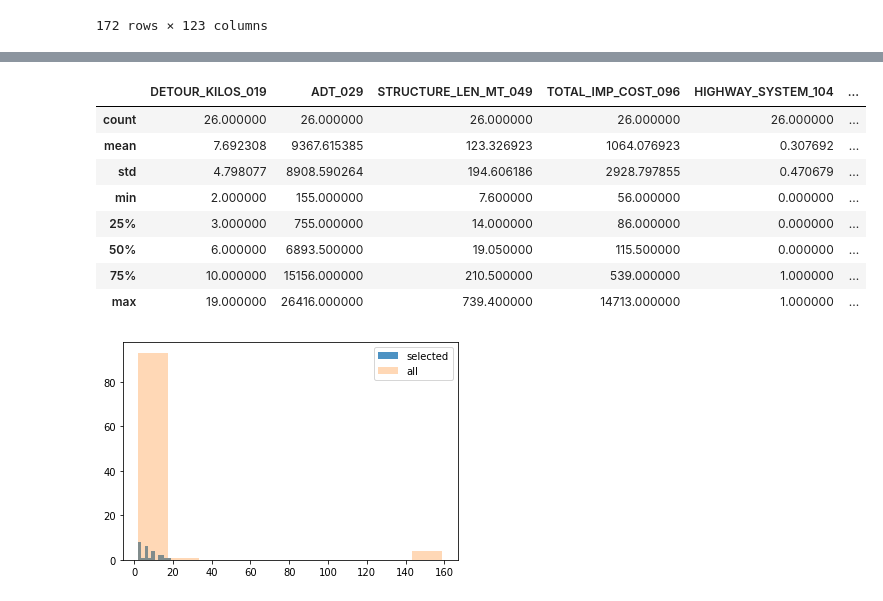
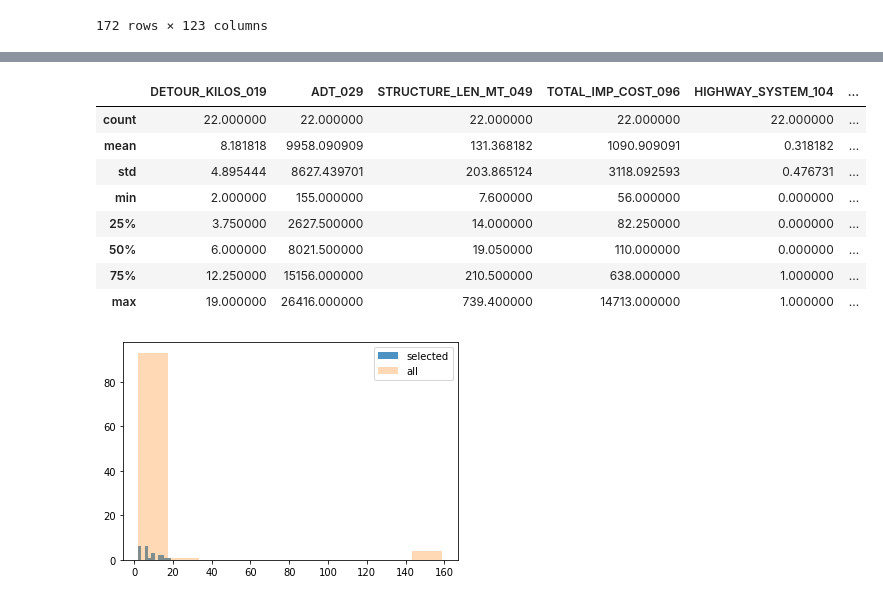
Before and after one commit to megan0422/DABPFinalProject, a Jupyter notebook: Optimization.ipynb, the cells around one changed output, grey strips where cells are left out. Drawn from its saved outputs; the diff is of its cells as text; code cells hidden in the pictures.

```diff
--- a/Optimization.ipynb
+++ b/Optimization.ipynb
@@ -118,15 +129,15 @@ The STRUCTURE NUMBER of the bridges to repair/replace are [2114. 2129. 2168. 217
 # %%
-selected = PA22_allegheny_cost_nonzero_dummy_na.query('STRUCTURE_NUMBER_008 == ["2114","2129","2168","2178","2179","2192","2204","2206","2232","2251","2258","2259","2308","2310","2334","2341","2383","2388","2579","2580","2632","2666","2692","2714","2721","2723"]')
+selected = PA22_allegheny_cost_nonzero_dummy_na.query('STRUCTURE_NUMBER_008 == ["2114","2129","2168","2179","2192","2204","2206","2232","2251","2259","2310","2334","2388","2579","2580","2632","2663","2666","2692","2714","2721","2723"]')
 selected.describe()
 # %% [output]
 |  | DETOUR_KILOS_019 | ADT_029 | STRUCTURE_LEN_MT_049 | TOTAL_IMP_COST_096 | HIGHWAY_SYSTEM_104 | ... |
-| count | 26.000000 | 26.000000 | 26.000000 | 26.000000 | 26.000000 | ... |
-| mean | 7.692308 | 9367.615385 | 123.326923 | 1064.076923 | 0.307692 | ... |
-| std | 4.798077 | 8908.590264 | 194.606186 | 2928.797855 | 0.470679 | ... |
+| count | 22.000000 | 22.000000 | 22.000000 | 22.000000 | 22.000000 | ... |
+| mean | 8.181818 | 9958.090909 | 131.368182 | 1090.909091 | 0.318182 | ... |
+| std | 4.895444 | 8627.439701 | 203.865124 | 3118.092593 | 0.476731 | ... |
 | min | 2.000000 | 155.000000 | 7.600000 | 56.000000 | 0.000000 | ... |
-| 25% | 3.000000 | 755.000000 | 14.000000 | 86.000000 | 0.000000 | ... |
-| 50% | 6.000000 | 6893.500000 | 19.050000 | 115.500000 | 0.000000 | ... |
-| 75% | 10.000000 | 15156.000000 | 210.500000 | 539.000000 | 1.000000 | ... |
+| 25% | 3.750000 | 2627.500000 | 14.000000 | 82.250000 | 0.000000 | ... |
+| 50% | 6.000000 | 8021.500000 | 19.050000 | 110.000000 | 0.000000 | ... |
+| 75% | 12.250000 | 15156.000000 | 210.500000 | 638.000000 | 1.000000 | ... |
 | max | 19.000000 | 26416.000000 | 739.400000 | 14713.000000 | 1.000000 | ... |
 # %%
 a = selected["DETOUR_KILOS_019"].values.tolist()
```
Also changed, not shown: parts of 8 cells of this notebook.
